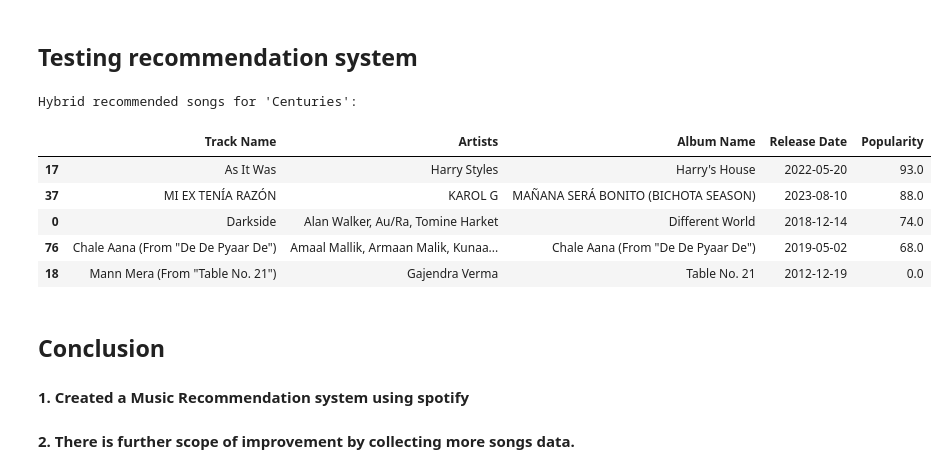
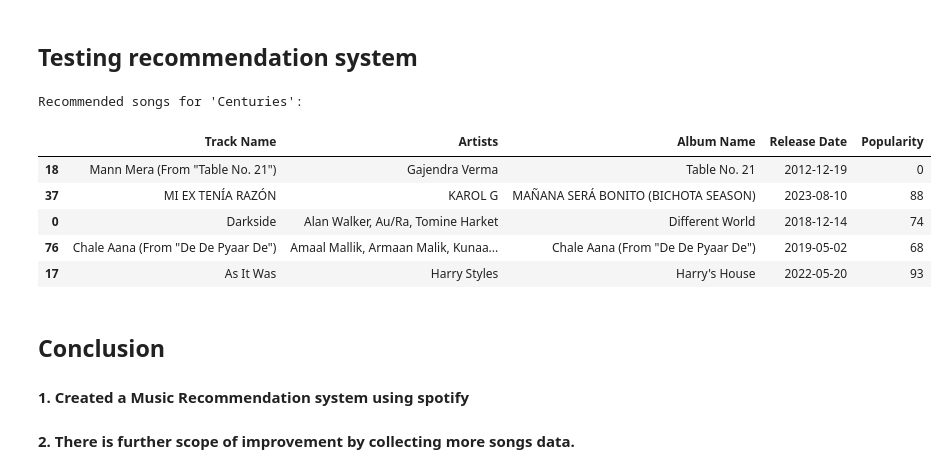
Before and after one commit to meghrajkonduskar/ML-projects, a Jupyter notebook: Music Recommendation System/Music Recommendation System.ipynb, the cells around one changed output. Drawn from its saved outputs; the diff is of its cells as text; code cells hidden in the pictures.

```diff
--- a/Music Recommendation System/Music Recommendation System.ipynb
+++ b/Music Recommendation System/Music Recommendation System.ipynb
@@ -188,17 +134,17 @@ def hybrid_recommendations(input_song_name, num_recommendations=5):
 ## Testing recommendation system
 # %%
 input_song_name = "Centuries"
-recommendations = hybrid_recommendations(input_song_name, num_recommendations=5)
-print(f"Hybrid recommended songs for '{input_song_name}':")
+recommendations = content_based_recommendations(input_song_name, num_recommendations=5)
+print(f"Recommended songs for '{input_song_name}':")
 recommendations
 # %% [output]
-Hybrid recommended songs for 'Centuries':
+Recommended songs for 'Centuries':
 |  | Track Name | Artists | Album Name | Release Date | Popularity |
-| 17 | As It Was | Harry Styles | Harry's House | 2022-05-20 | 93.0 |
-| 37 | MI EX TENÍA RAZÓN | KAROL G | MAÑANA SERÁ BONITO (BICHOTA SEASON) | 2023-08-10 | 88.0 |
-| 0 | Darkside | Alan Walker, Au/Ra, Tomine Harket | Different World | 2018-12-14 | 74.0 |
-| 76 | Chale Aana (From "De De Pyaar De") | Amaal Mallik, Armaan Malik, Kunaa... | Chale Aana (From "De De Pyaar De") | 2019-05-02 | 68.0 |
-| 18 | Mann Mera (From "Table No. 21") | Gajendra Verma | Table No. 21 | 2012-12-19 | 0.0 |
+| 18 | Mann Mera (From "Table No. 21") | Gajendra Verma | Table No. 21 | 2012-12-19 | 0 |
+| 37 | MI EX TENÍA RAZÓN | KAROL G | MAÑANA SERÁ BONITO (BICHOTA SEASON) | 2023-08-10 | 88 |
+| 0 | Darkside | Alan Walker, Au/Ra, Tomine Harket | Different World | 2018-12-14 | 74 |
+| 76 | Chale Aana (From "De De Pyaar De") | Amaal Mallik, Armaan Malik, Kunaa... | Chale Aana (From "De De Pyaar De") | 2019-05-02 | 68 |
+| 17 | As It Was | Harry Styles | Harry's House | 2022-05-20 | 93 |
 # %% [markdown]
 ## Conclusion
 #### 1. Created a Music Recommendation system using spotify
```
Also changed, not shown: parts of 6 cells of this notebook.
